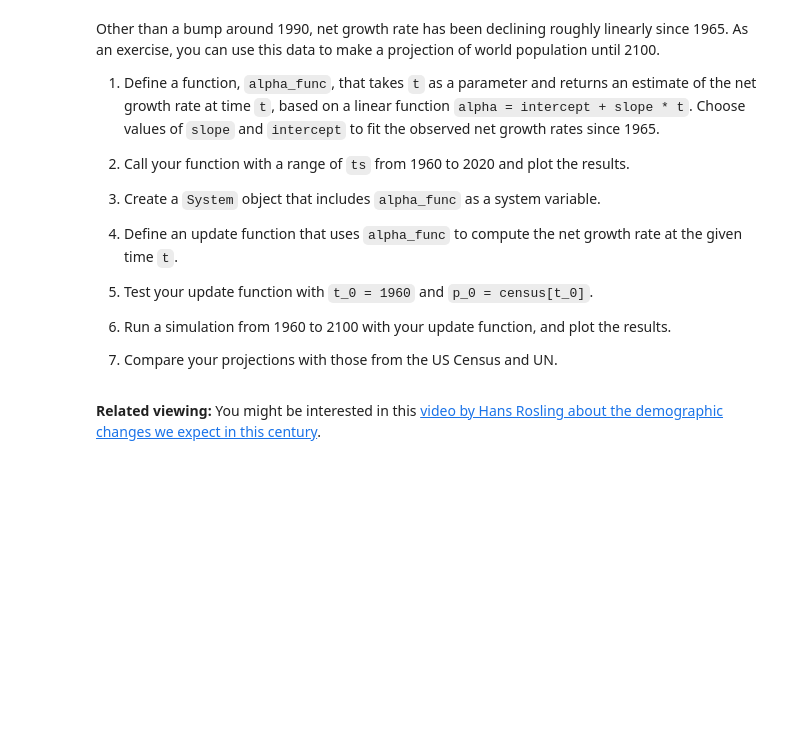
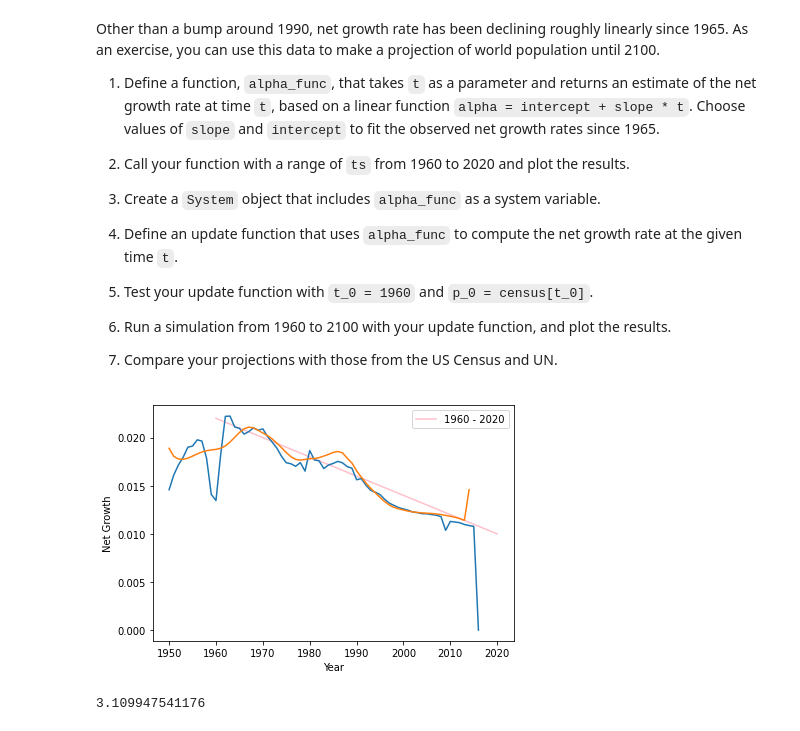
Before and after one commit to st3vejobs/DATA-604, a Jupyter notebook: Homework_4/DATA_604_HW4_Chapter_8.ipynb, the cells around one changed output. Drawn from its saved outputs; the diff is of its cells as text; code cells hidden in the pictures; blank space fills up the shorter version.

```diff
--- a/Homework_4/DATA_604_HW4_Chapter_8.ipynb
+++ b/Homework_4/DATA_604_HW4_Chapter_8.ipynb
@@ -225,6 +352,36 @@ People who know what they are doing expect the growth rate to decline more sharp
 The `modsim` library provides a function, `compute_rel_diff`, that computes relative differences of the elements in a sequence.
 
 Here's how we can use it to compute the relative differences in the `census` and `un` estimates:
+# %%
+import pandas
+import numpy
+def compute_rel_diff(seq):
+    """Compute absolute differences between successive elements.
+    :param seq: any sequence
+    :return: Series is seq is a Series, otherwise NumPy array
+    """
+    diff = compute_abs_diff(seq)
+    return diff / seq
+
+def compute_abs_diff(seq):
+    """Compute absolute differences between successive elements.
+    :param seq:
+    :return: Series is seq is a Series, otherwise NumPy array
+    """
+    xs = np.asarray(seq)
+
+    # The right thing to put at the end is np.nan, but at
+    # the moment edfiff1d is broken
+    # https://github.com/numpy/numpy/issues/13103
+    # So I'm working around by appending 0 instead.
+    # to_end = np.array([np.nan], dtype=np.float64)
+    to_end = np.array([0], dtype=np.float64)
+    diff = np.ediff1d(xs, to_end)
+
+    if isinstance(seq, pandas.Series):
+        return pandas.Series(diff, seq.index)
+    else:
+        return diff
 # %%
 alpha_census = compute_rel_diff(census)
 plot(alpha_census, label='US Census')
@@ -251,16 +410,18 @@ Other than a bump around 1990, net growth rate has been declining roughly linear
 7. Compare your projections with those from the US Census and UN.
 # %%
 def alpha_func(t):
-  intercept = 0.05
-  slope = -.005
+  intercept = 0.02
+  slope = -.0002
   t0 = 1970
   return intercept + slope *(t - t0)
 # %%
-ts = linrange(1960,2020):
-model = alpha_func(ts)
+ts = numpy.arange(1960,2021)
+model = TimeSeries(alpha_func(ts),ts)
 
 plot(model, color='pink', label='1960 - 2020')
 plot(alpha_census)
 plot(alpha_un)
 
 decorate(xlabel='Year', ylabel='Net Growth')
+# %% [output]
+[figure, added]
@@ -279,2 +427,0 @@ decorate(xlabel='Year', ylabel='Net Growth')
-# %% [markdown]
-**Related viewing:** You might be interested in this [video by Hans Rosling about the demographic changes we expect in this century](https://www.youtube.com/watch?v=ezVk1ahRF78).
@@ -280,0 +437,7 @@ decorate(xlabel='Year', ylabel='Net Growth')
+# %%
+def update_func_alpha_func(pop,t,system):
+  net_growth = system.alpha_func(t) * pop
+  return pop + net_growth
+update_func_alpha_func(p_0,t_0,system)
+# %% [output]
+3.109947541176
```
Also changed, not shown: parts of 20 cells of this notebook.
